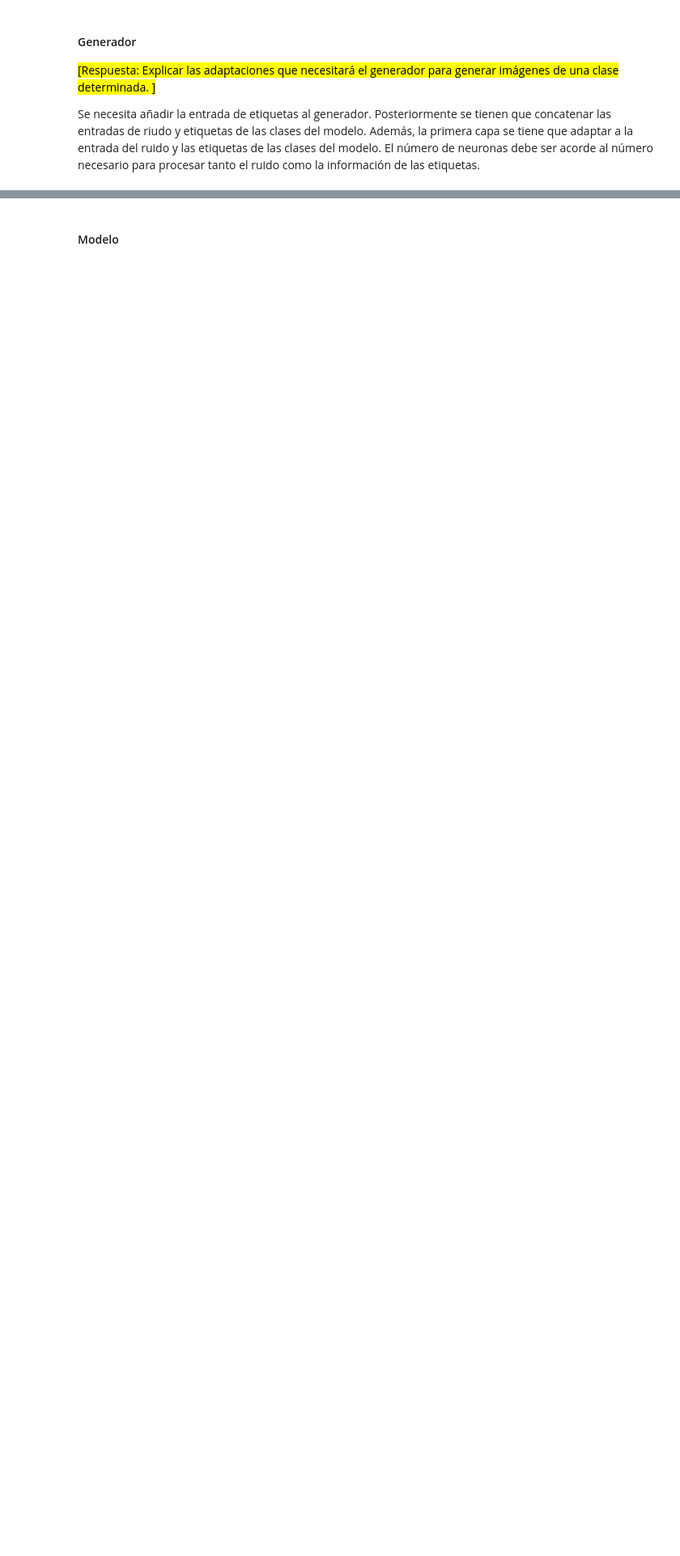
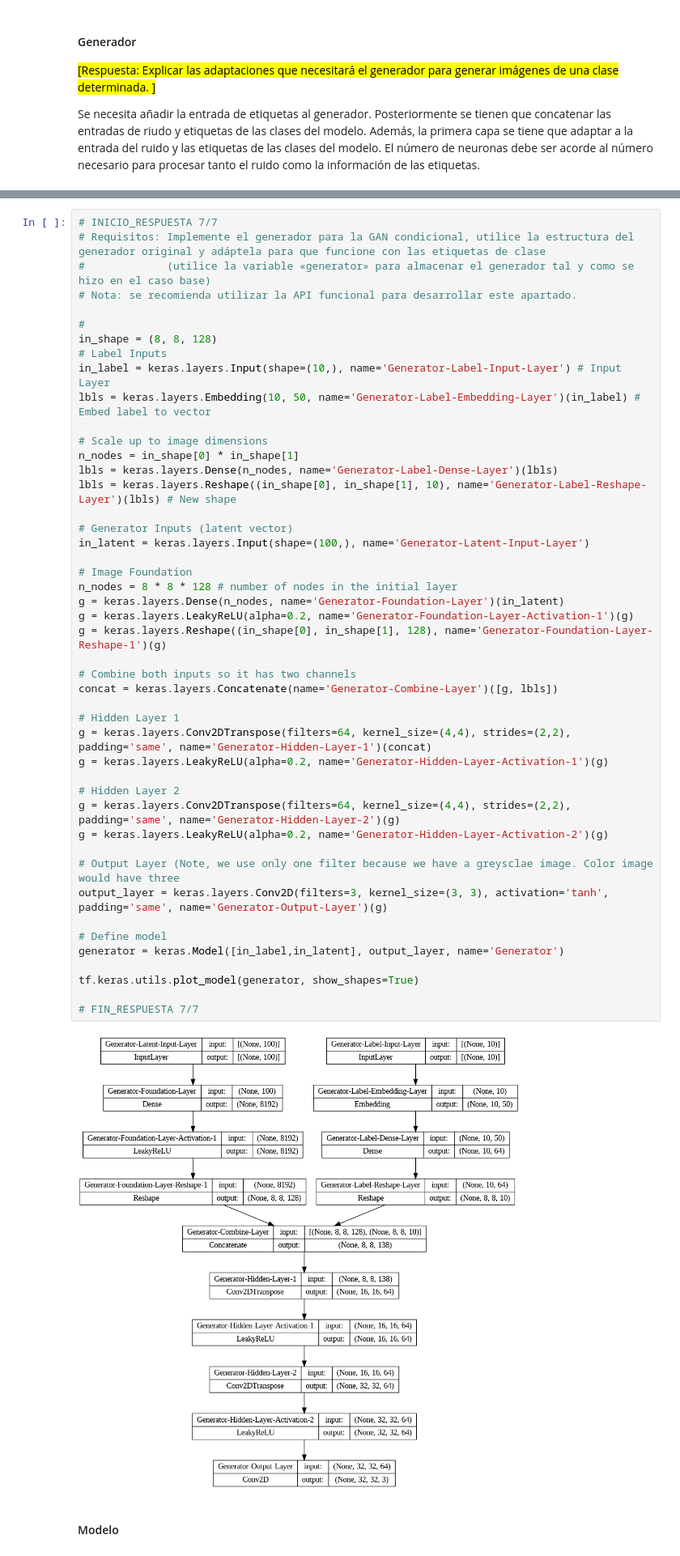
Before and after one commit to AlviPat9/AppliedDSCapstone, a Jupyter notebook: PEC1_Alvaro_Marcos_Canedo.ipynb, the cells around one changed output, grey strips where cells are left out. Shown at 81% size. Drawn from its saved outputs; the diff is of its cells as text; blank space fills up the shorter version.

```diff
--- a/PEC1_Alvaro_Marcos_Canedo.ipynb
+++ b/PEC1_Alvaro_Marcos_Canedo.ipynb
@@ -851,3 +825,51 @@ tf.keras.utils.plot_model(generator, show_shapes=True)
+# %%
+# INICIO_RESPUESTA 7/7
+# Requisitos: Implemente el generador para la GAN condicional, utilice la estructura del generador original y adáptela para que funcione con las etiquetas de clase
+#             (utilice la variable «generator» para almacenar el generador tal y como se hizo en el caso base)
+# Nota: se recomienda utilizar la API funcional para desarrollar este apartado.
+
+#
+in_shape = (8, 8, 128)
+# Label Inputs
+in_label = keras.layers.Input(shape=(10,), name='Generator-Label-Input-Layer') # Input Layer
+lbls = keras.layers.Embedding(10, 50, name='Generator-Label-Embedding-Layer')(in_label) # Embed label to vector
+
+# Scale up to image dimensions
+n_nodes = in_shape[0] * in_shape[1]
+lbls = keras.layers.Dense(n_nodes, name='Generator-Label-Dense-Layer')(lbls)
+lbls = keras.layers.Reshape((in_shape[0], in_shape[1], 10), name='Generator-Label-Reshape-Layer')(lbls) # New shape
+
+# Generator Inputs (latent vector)
+in_latent = keras.layers.Input(shape=(100,), name='Generator-Latent-Input-Layer')
+
+# Image Foundation
+n_nodes = 8 * 8 * 128 # number of nodes in the initial layer
+g = keras.layers.Dense(n_nodes, name='Generator-Foundation-Layer')(in_latent)
+g = keras.layers.LeakyReLU(alpha=0.2, name='Generator-Foundation-Layer-Activation-1')(g)
+g = keras.layers.Reshape((in_shape[0], in_shape[1], 128), name='Generator-Foundation-Layer-Reshape-1')(g)
+
+# Combine both inputs so it has two channels
+concat = keras.layers.Concatenate(name='Generator-Combine-Layer')([g, lbls])
+
+# Hidden Layer 1
+g = keras.layers.Conv2DTranspose(filters=64, kernel_size=(4,4), strides=(2,2), padding='same', name='Generator-Hidden-Layer-1')(concat)
+g = keras.layers.LeakyReLU(alpha=0.2, name='Generator-Hidden-Layer-Activation-1')(g)
+
+# Hidden Layer 2
+g = keras.layers.Conv2DTranspose(filters=64, kernel_size=(4,4), strides=(2,2), padding='same', name='Generator-Hidden-Layer-2')(g)
+g = keras.layers.LeakyReLU(alpha=0.2, name='Generator-Hidden-Layer-Activation-2')(g)
+
+# Output Layer (Note, we use only one filter because we have a greysclae image. Color image would have three
+output_layer = keras.layers.Conv2D(filters=3, kernel_size=(3, 3), activation='tanh', padding='same', name='Generator-Output-Layer')(g)
+
+# Define model
+generator = keras.Model([in_label,in_latent], output_layer, name='Generator')
+
+tf.keras.utils.plot_model(generator, show_shapes=True)
+
+# FIN_RESPUESTA 7/7
+# %% [output]
+[figure, added]
 # %% [markdown]
 #### Modelo
 # %%
```
Also changed, not shown: parts of 10 cells of this notebook.
